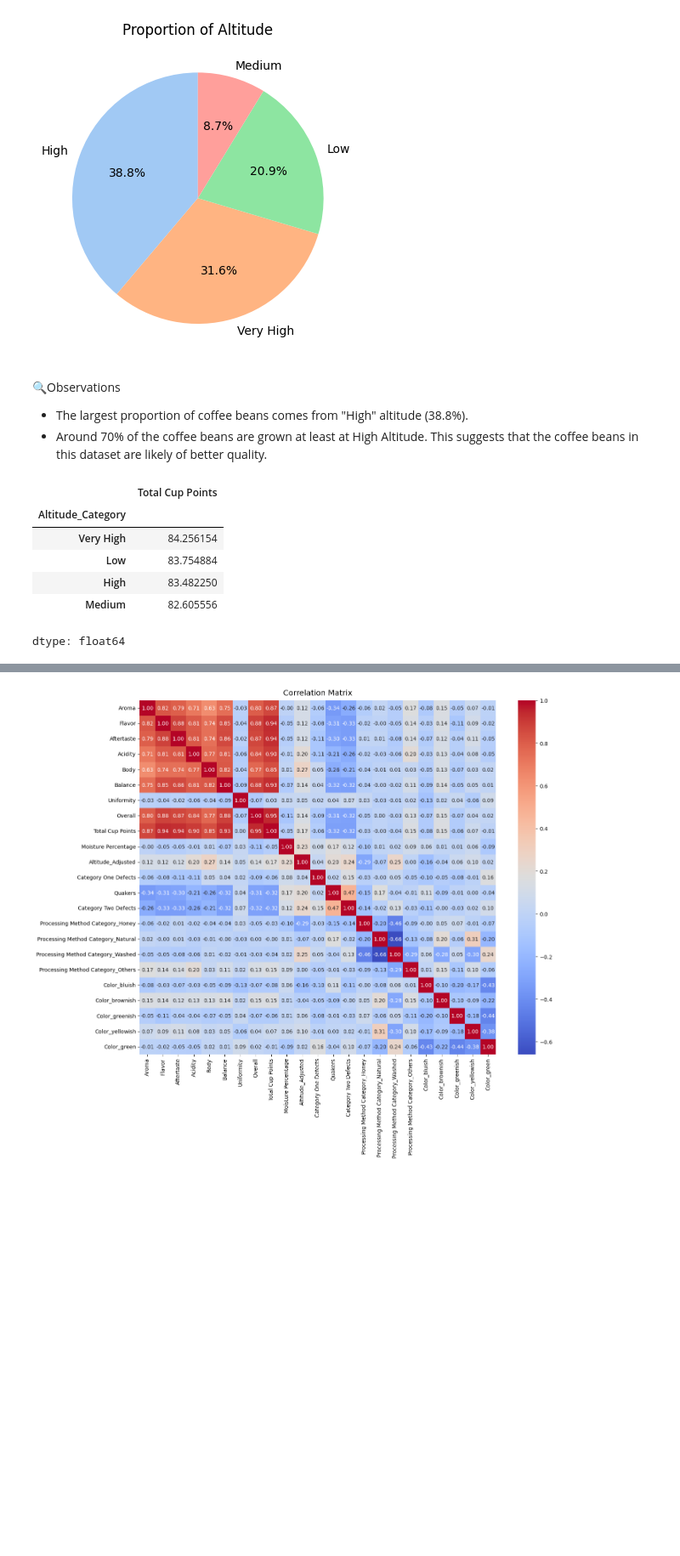
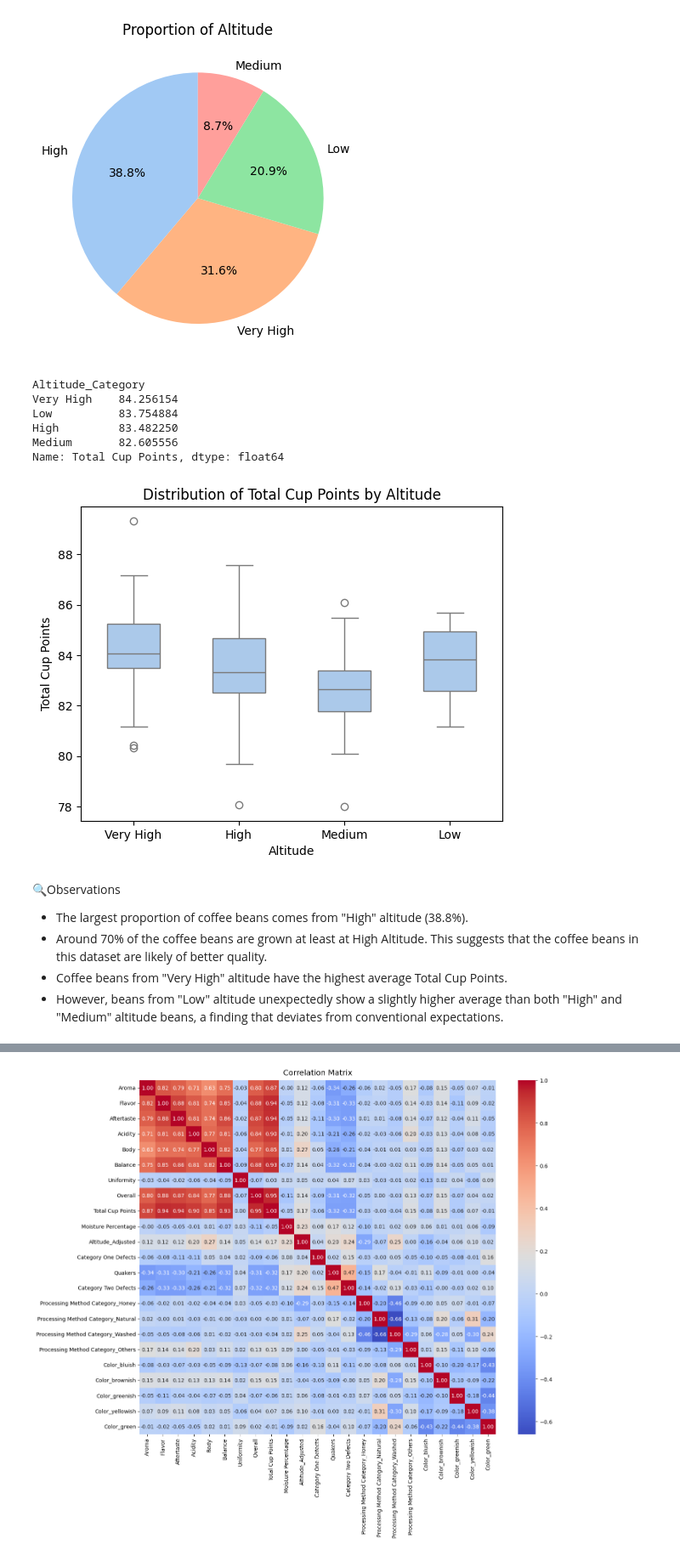
Before and after one commit to ritatanght/Coffee-Quality-Analysis, a Jupyter notebook: Coffee_Quality.ipynb, the cells around one changed output, grey strips where cells are left out. Shown at 85% size. Saved outputs shown, nothing was run; the diff lists cells and outputs as text; code cells hidden in the pictures; blank space fills up the shorter version.

```diff
--- a/Coffee_Quality.ipynb
+++ b/Coffee_Quality.ipynb
@@ -782,22 +764,28 @@ plt.ylabel('')
 plt.show()
 # %% [output]
 [figure]
+# %%
+# Plot a box plot to visualize the distribution of `Total Cup points` by `Altitude Cateogry`
+print(df.groupby('Altitude_Category')['Total Cup Points'].mean().sort_values(ascending=False))
+sns.boxplot(x='Altitude_Category', y='Total Cup Points', data=df, width=0.5)
+plt.title('Distribution of Total Cup Points by Altitude')
+plt.ylabel('Total Cup Points')
+plt.xlabel('Altitude')
+plt.show()
+# %% [output]
+Altitude_Category
+Very High    84.256154
+Low          83.754884
+High         83.482250
+Medium       82.605556
+Name: Total Cup Points, dtype: float64
+[figure, added]
 # %% [markdown]
 🔍Observations
 - The largest proportion of coffee beans comes from "High" altitude (38.8%).
 - Around 70% of the coffee beans are grown at least at High Altitude. This suggests that the coffee beans in this dataset are likely of better quality.
+- Coffee beans from "Very High" altitude have the highest average Total Cup Points.
+- However, beans from "Low" altitude unexpectedly show a slightly higher average than both "High" and "Medium" altitude beans, a finding that deviates from conventional expectations.
-# %%
-#Coffee beans from "Very High" altitude have the highest average Total Cup Points.
-# However, beans from "Low" altitude unexpectedly show a slightly higher average than those from "High" altitude, which doesn't align with typical expectations.
-df.groupby('Altitude_Category')['Total Cup Points'].mean().sort_values(ascending=False)
-# %% [output]
-|  | Total Cup Points |
-| Altitude_Category |  |
-| Very High | 84.256154 |
-| Low | 83.754884 |
-| High | 83.482250 |
-| Medium | 82.605556 |
-dtype: float64
 # %%
 # Perform 1 hot-encoding on "Processing Method Category" and "Color"
 df['Processing Method Category_orig'] = df['Processing Method Category']
```
Also changed, not shown: parts of 15 cells of this notebook.
